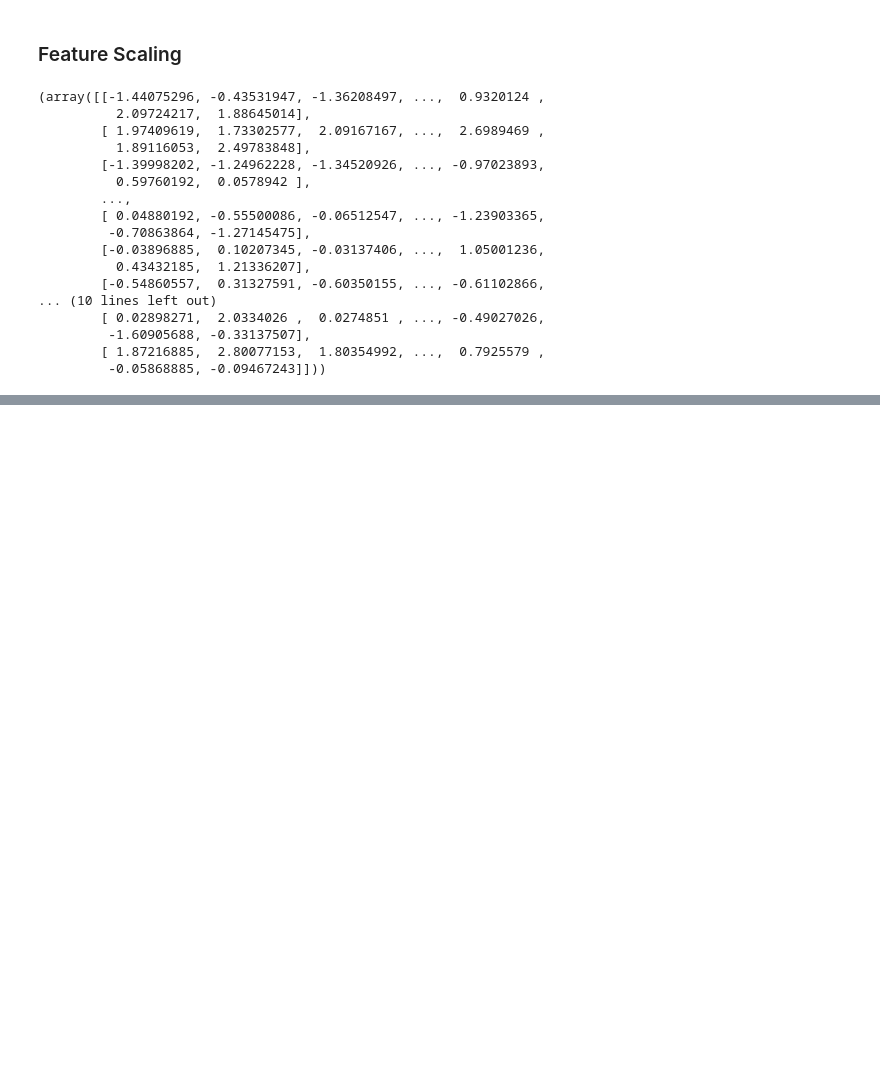
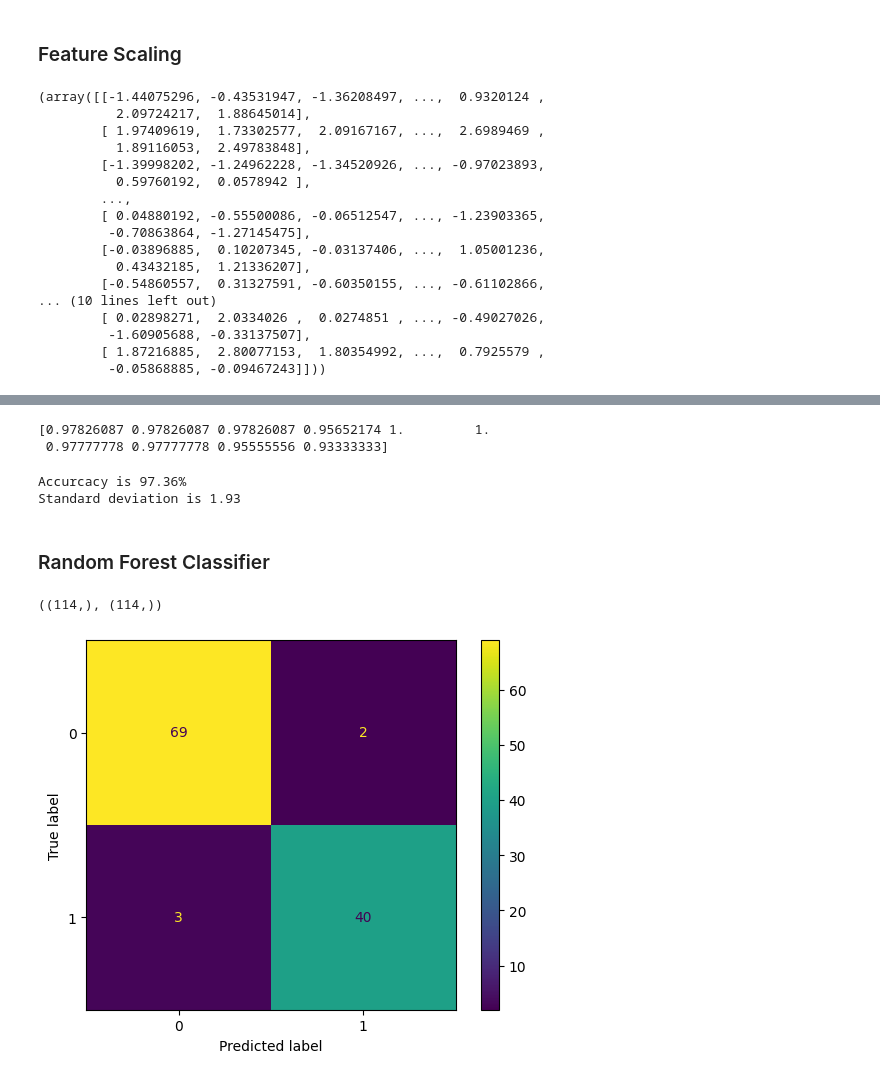
Before and after one commit to isgyane/Breast-Cancer-Detection-ML-Classification, a Jupyter notebook: notebooks/breast_cancer_detection.ipynb, the cells around one changed output, grey strips where cells are left out. Cells and saved outputs as stored; diff of their text form; code cells hidden in the pictures; blank space fills up the shorter version.

```diff
--- a/notebooks/breast_cancer_detection.ipynb
+++ b/notebooks/breast_cancer_detection.ipynb
@@ -358,0 +413,38 @@ X_train, X_test
+# %%
+# Cross Validation score
+cv_scores = cross_val_score(clf_logReg, X_train, y_train, cv=10)
+print(cv_scores)
+# %% [output]
+[0.97826087 0.97826087 0.97826087 0.95652174 1.         1.
+ 0.97777778 0.97777778 0.95555556 0.93333333]
+# %%
+print(f"Accurcacy is {cv_scores.mean()*100:.2f}%") # Overall accuracy
+print(f"Standard deviation is {cv_scores.std()*100:.2f}") # Overall standard deviation
+# %% [output]
+Accurcacy is 97.36%
+Standard deviation is 1.93
+# %% [markdown]
+### Random Forest Classifier
+# %%
+clf_rf = RandomForestClassifier()
+
+# Train the model on the data
+clf_rf.fit(X_train, y_train)
+
+# Predict values of y
+y_pred = clf_rf.predict(X_test)
+# %%
+y_pred.shape, y_test.shape
+# %% [output]
+((114,), (114,))
+# %%
+# Model Evaluation
+
+# The confusion Matrix
+cm = confusion_matrix(y_test, y_pred)
+
+disp = ConfusionMatrixDisplay(confusion_matrix=cm, display_labels=clf_rf.classes_)
+disp.plot()
+plt.show()
+# %% [output]
+[figure, added]
```
Also changed, not shown: parts of 19 cells of this notebook.
